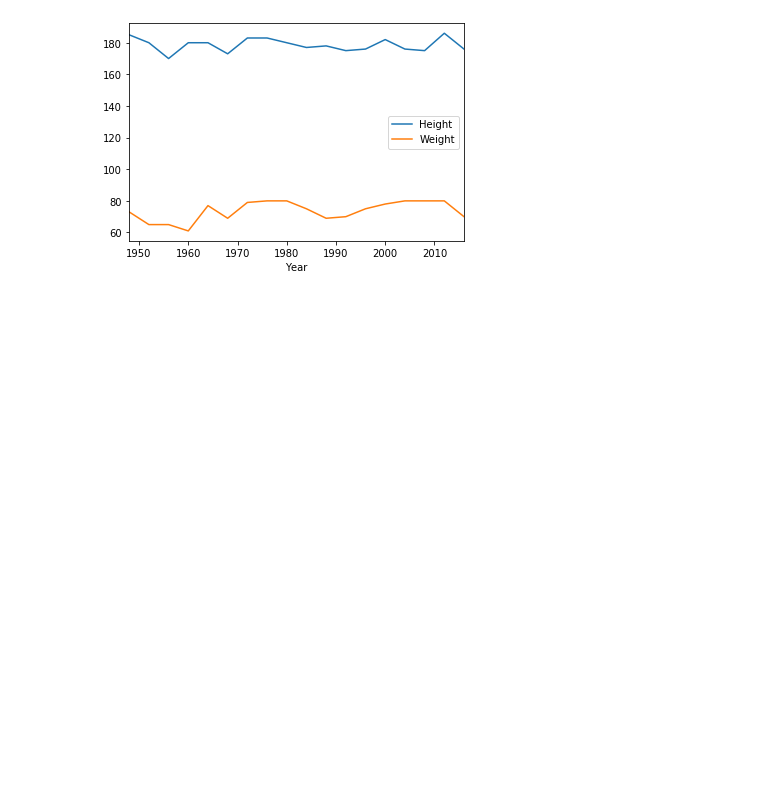
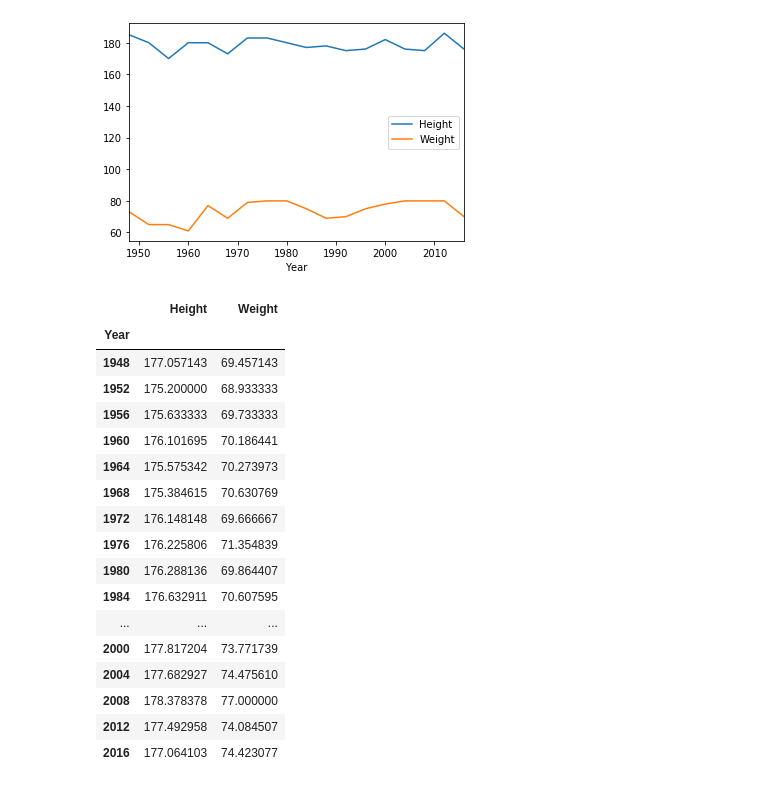
Before and after one commit to tysorensen/project1-group1, a Jupyter notebook: olympic_data.ipynb, the cells around one changed output. Drawn from its saved outputs; the diff is of its cells as text; code cells hidden in the pictures; blank space fills up the shorter version.

```diff
--- a/olympic_data.ipynb
+++ b/olympic_data.ipynb
@@ -364,3 +342,44 @@ plt.show()
 [figure]
 [figure]
 [figure]
+# %%
+# CALCULATE AVERAGE HEIGHT AND WEIGHT FOR ALL SPRINTERS BY YEAR.
+
+# isolate 100 meter male sprinters
+summer_sprinters = summer_olympics.loc[summer_olympics['Event'] == "Athletics Men's 100 metres"]
+
+#create dataframe so we can sort
+male_sprinters = pd.DataFrame(summer_sprinters)
+
+group_year = male_sprinters.groupby(["Year"])
+group_year
+
+average_height = group_year["Height"].mean()
+average_height
+
+average_weight = group_year["Weight"].mean()
+average_weight
+
+average_ht_wt_sprinters = pd.DataFrame({"Height": average_height,
+                                       "Weight": average_weight})
+
+average_ht_wt_sprinters
+# %% [output]
+|  | Height | Weight |
+| Year |  |  |
+| 1948 | 177.057143 | 69.457143 |
+| 1952 | 175.200000 | 68.933333 |
+| 1956 | 175.633333 | 69.733333 |
+| 1960 | 176.101695 | 70.186441 |
+| 1964 | 175.575342 | 70.273973 |
+| 1968 | 175.384615 | 70.630769 |
+| 1972 | 176.148148 | 69.666667 |
+| 1976 | 176.225806 | 71.354839 |
+| 1980 | 176.288136 | 69.864407 |
+| 1984 | 176.632911 | 70.607595 |
+| ... | ... | ... |
+| 2000 | 177.817204 | 73.771739 |
+| 2004 | 177.682927 | 74.475610 |
+| 2008 | 178.378378 | 77.000000 |
+| 2012 | 177.492958 | 74.084507 |
+| 2016 | 177.064103 | 74.423077 |
```
Also changed, not shown: parts of 4 cells of this notebook.
